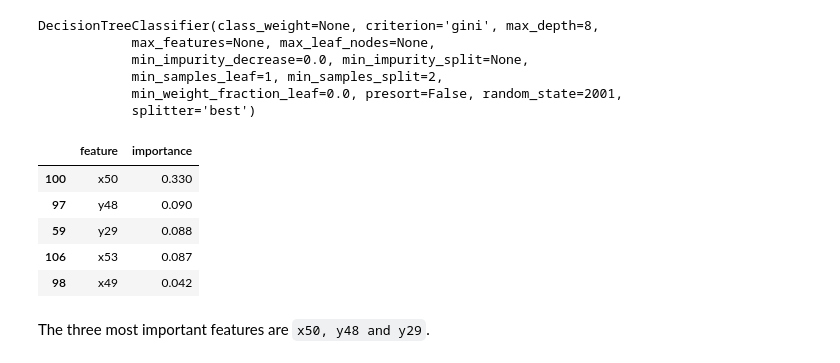
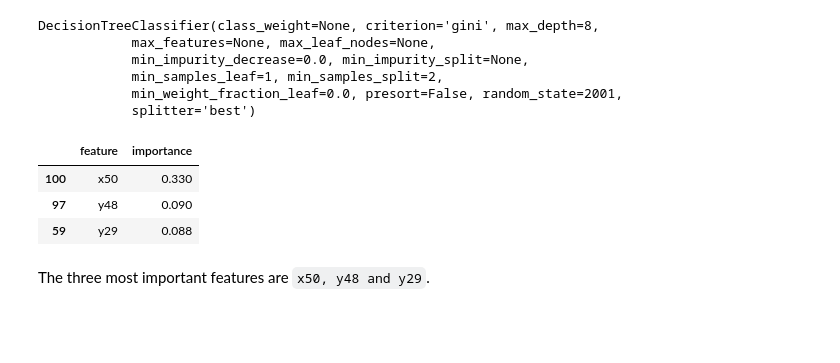
Before and after one commit to apurvmishra99/iaml-cw1, a Jupyter notebook: explore_q3.ipynb, the cells around one changed output. Saved outputs shown, nothing was run; the diff lists cells and outputs as text; code cells hidden in the pictures; blank space fills up the shorter version.

```diff
--- a/explore_q3.ipynb
+++ b/explore_q3.ipynb
@@ -125,13 +128,11 @@ DecisionTreeClassifier(class_weight=None, criterion='gini', max_depth=8,
 importances = pd.DataFrame({'feature':X.columns,'importance':np.round(tree.feature_importances_,3)})
 importances = importances.sort_values('importance',ascending=False)
 # %%
-importances.head()
+importances.head(3)
 # %% [output]
 |  | feature | importance |
 | 100 | x50 | 0.330 |
 | 97 | y48 | 0.090 |
 | 59 | y29 | 0.088 |
-| 106 | x53 | 0.087 |
-| 98 | x49 | 0.042 |
 # %% [markdown]
 The three most important features are `x50, y48 and y29`.
```
Also changed, not shown: parts of 5 cells of this notebook, 1 other file.
